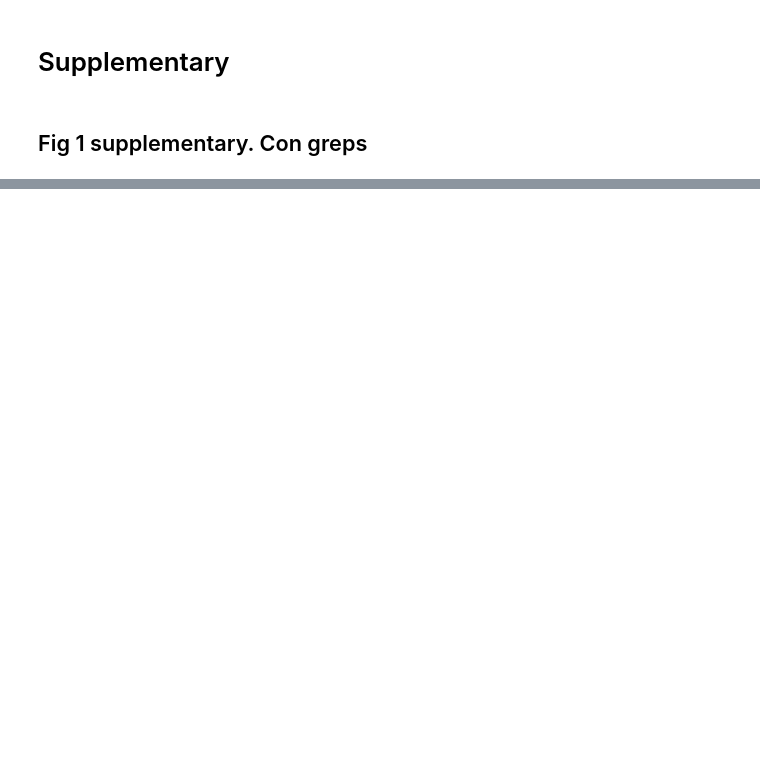
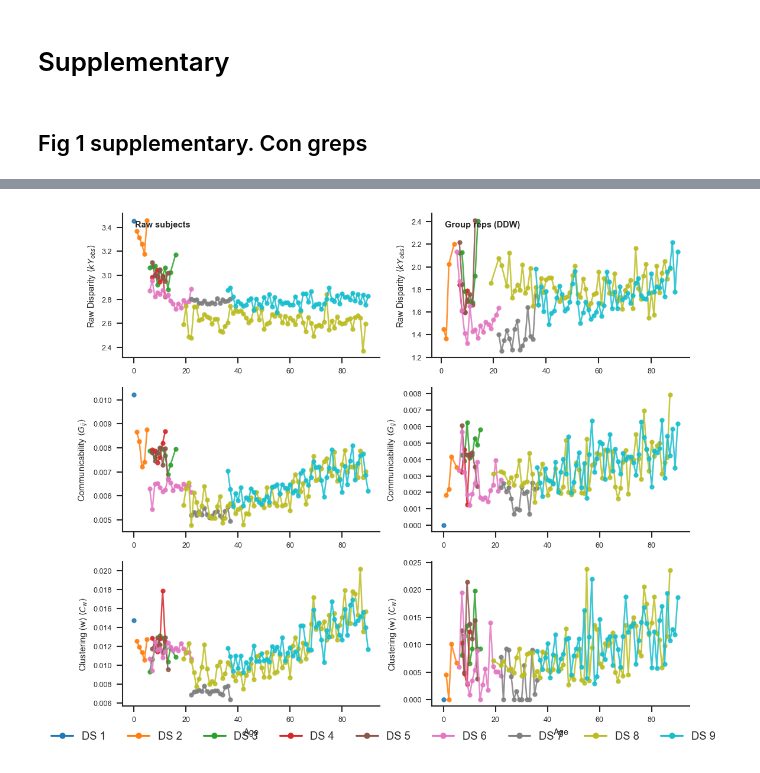
Before and after one commit to alexdeharo269/NetLearn, a Jupyter notebook: firstpart.ipynb, the cells around one changed output, grey strips where cells are left out. Cells and saved outputs as stored; diff of their text form; code cells hidden in the pictures; blank space fills up the shorter version.

```diff
--- a/firstpart.ipynb
+++ b/firstpart.ipynb
@@ -944,0 +1390,81 @@ if __name__ == "__main__":
+# %%
+
+# ── grep_ageds con métricas ───────────────────────────────────────────────────
+try:
+    with open('procdata/grep_ageds_with_metrics.pkl', 'rb') as f:
+        grep_ageds = pickle.load(f)
+    print("grep_ageds cargado desde disco.")
+except FileNotFoundError:
+    print("Calculando métricas para group representatives por edad...")
+    grep_ageds = compute_extra_metrics(grep_ageds)
+    with open('procdata/grep_ageds_with_metrics.pkl', 'wb') as f:
+        pickle.dump(grep_ageds, f)
+
+
+# ── 2. Función de visualización modular ──────────────────────────────────────
+def plot_trajectories(data_raw, data_grep, FILTER_DS, ds2col, include_cunw=True, savepath=None):
+    """
+    Genera la figura de trayectorias. Ajusta su tamaño dinámicamente según
+    se incluya o no el clustering no pesado (C_unw).
+    """
+    metrics_cfg = [
+        ('kY_obs',    r'Raw Disparity $\langle kY_{obs}\rangle$'),
+        ('comm_mean', r'Communicability $\langle G_{ij}\rangle$'),
+    ]
+    if include_cunw:
+        metrics_cfg.append(('C_unw', r'Clustering (unw) $\langle C\rangle$'))
+    metrics_cfg.append(('C_w', r'Clustering (w) $\langle C_w\rangle$'))
+
+    n_rows = len(metrics_cfg)
+    fig_height = 8 if include_cunw else 6
+    fig, axs = plt.subplots(n_rows, 2, figsize=(7, fig_height))
+
+    for row_i, (metric, ylabel) in enumerate(metrics_cfg):
+        for col_i, df in enumerate([data_raw, data_grep]):
+            ax = axs[row_i, col_i]
+
+            for ds in FILTER_DS:
+                sub = df[df.dataset == ds].sort_values('age')
+                if len(sub) == 0 or metric not in sub.columns:
+                    continue
+                g = sub.groupby('age')[metric].mean()
+                ax.plot(g.index, g.values, 'o-', ms=3, color=ds2col[ds], lw=1.2, alpha=0.85)
+
+            ax.set_ylabel(ylabel)
+
+            # Etiquetado interno de columnas (reemplazo sin título)
+            if row_i == 0:
+                col_label = 'Raw subjects' if col_i == 0 else 'Group reps (DDW)'
+                ax.text(0.05, 0.95, col_label, transform=ax.transAxes,
+                        fontweight='bold', va='top', ha='left')
+
+            if row_i == n_rows - 1:
+                ax.set_xlabel('Age')
+
+    # Aplicar estilo despine congruente
+    sns.despine(fig)
+
+    # Leyenda unificada
+    handles = [plt.Line2D([0], [0], color=ds2col[ds], lw=1.5, marker='o', ms=4, label=f'DS {ds}')
+               for ds in FILTER_DS]
+    fig.legend(handles=handles, loc='lower center', ncol=len(FILTER_DS),
+               bbox_to_anchor=(0.5, -0.02), frameon=False)
+
+    plt.tight_layout(pad=0.5, h_pad=1.2, w_pad=0.8)
+
+    if savepath:
+        plt.savefig(savepath, bbox_inches='tight', dpi=300)
+    plt.show()
+
+
+    # Versión 2: Sin clustering unweighted (3x2)
+plot_trajectories(data, grep_ageds, FILTER_DS, ds2col,
+                      include_cunw=False,
+                      savepath='borradorv2/fig_trajectories_3x2.pdf')
+
+
+    # Versión 1: Con clustering unweighted (4x2)
+plot_trajectories(data, grep_ageds, FILTER_DS, ds2col,
+                      include_cunw=True,
+                      savepath='supplementary/fig_trajectories_4x2.pdf')
+# %% [output]
@@ -944,0 +1472 @@ if __name__ == "__main__":
+[figure, added]
```
Also changed, not shown: parts of 21 cells of this notebook.
